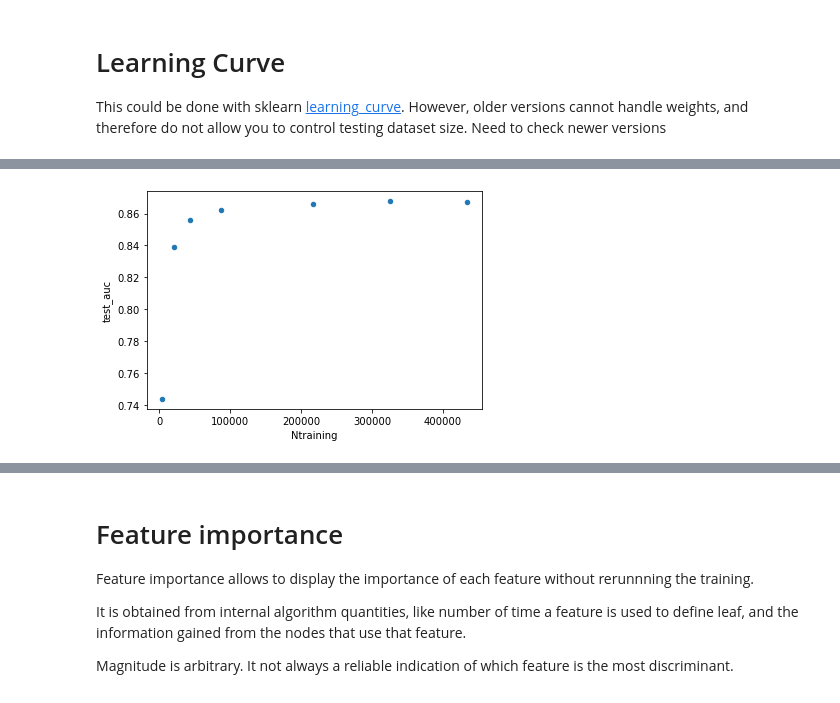
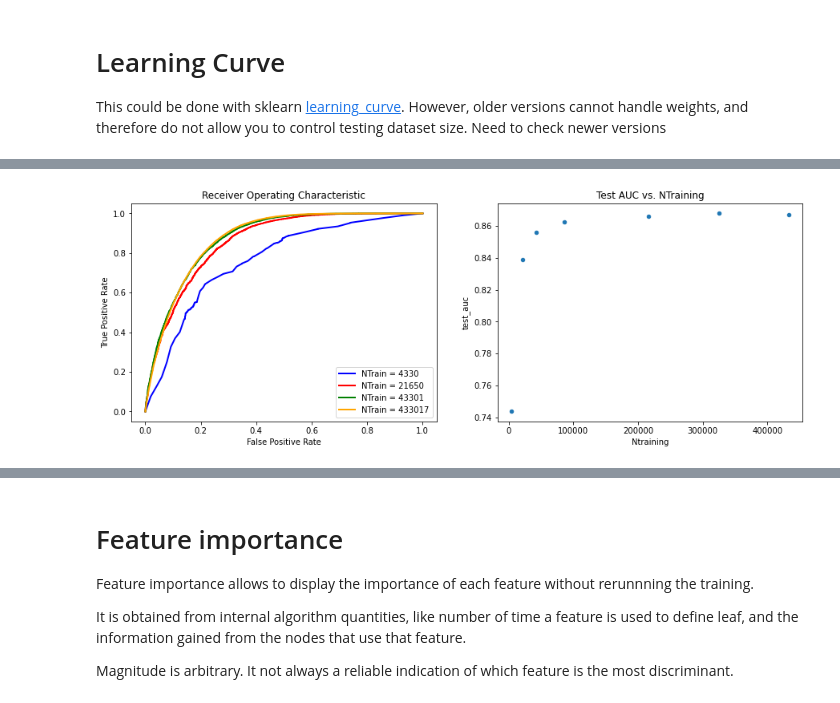
Before and after one commit to usatlas-ml-training/Intro-BDT-NN, a Jupyter notebook: HEPML_HandsOn_BDT.ipynb, the cells around one changed output, grey strips where cells are left out. Saved outputs shown, nothing was run; the diff lists cells and outputs as text; code cells hidden in the pictures.

Commit message:
better roc auc plot

```diff
--- a/HEPML_HandsOn_BDT.ipynb
+++ b/HEPML_HandsOn_BDT.ipynb
@@ -566,7 +574,22 @@ training with  433017  events
-# %%
-if Do_Learning_Curve:
-    dflearning.plot.scatter("Ntraining","test_auc")
-    # focus on the last point
-    #dflearning[4:].plot.scatter("Ntraining","test_auc")
-# %% [output]
-[figure, removed]
+# %%
+if Do_Learning_Curve:
+
+    fig, axes = plt.subplots(1, 2, figsize=(15,5))
+    lw = 2
+    #axes[0].plot(fpr_xgb, tpr_xgb, color='blue',lw=lw, label='XGBoost (AUC  = {})'.format(np.round(auc_test_xgb,decimals=2)))
+    axes[0].plot(fpr[0], tpr[0], color='blue',lw=lw, label='NTrain = %i'%(ntrains[0]))
+    axes[0].plot(fpr[1], tpr[1], color='red',lw=lw, label='NTrain = %i'%(ntrains[1]))
+    axes[0].plot(fpr[2], tpr[2], color='green',lw=lw, label='NTrain = %i'%(ntrains[2]))
+    axes[0].plot(fpr[6], tpr[6], color='orange',lw=lw, label='NTrain = %i'%(ntrains[6]))
+
+    axes[0].legend()
+    axes[0].set_xlabel('False Positive Rate')
+    axes[0].set_ylabel('True Positive Rate')
+    axes[0].set_title('Receiver Operating Characteristic')
+
+    axes[1].set_title("Test AUC vs. NTraining")
+    dflearning.plot.scatter("Ntraining","test_auc",ax=axes[1])
+    # focus on the last point
+    #dflearning[4:].plot.scatter("Ntraining","test_auc")
+# %% [output]
+[figure, added]
```
Also changed, not shown: parts of 15 cells of this notebook.
